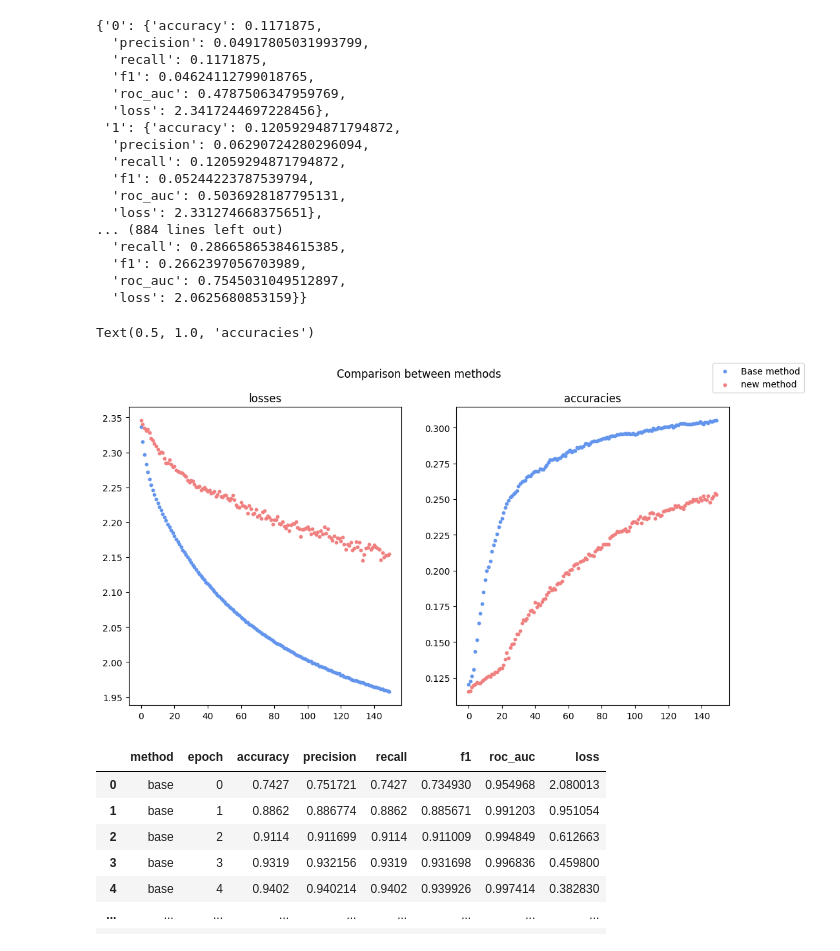
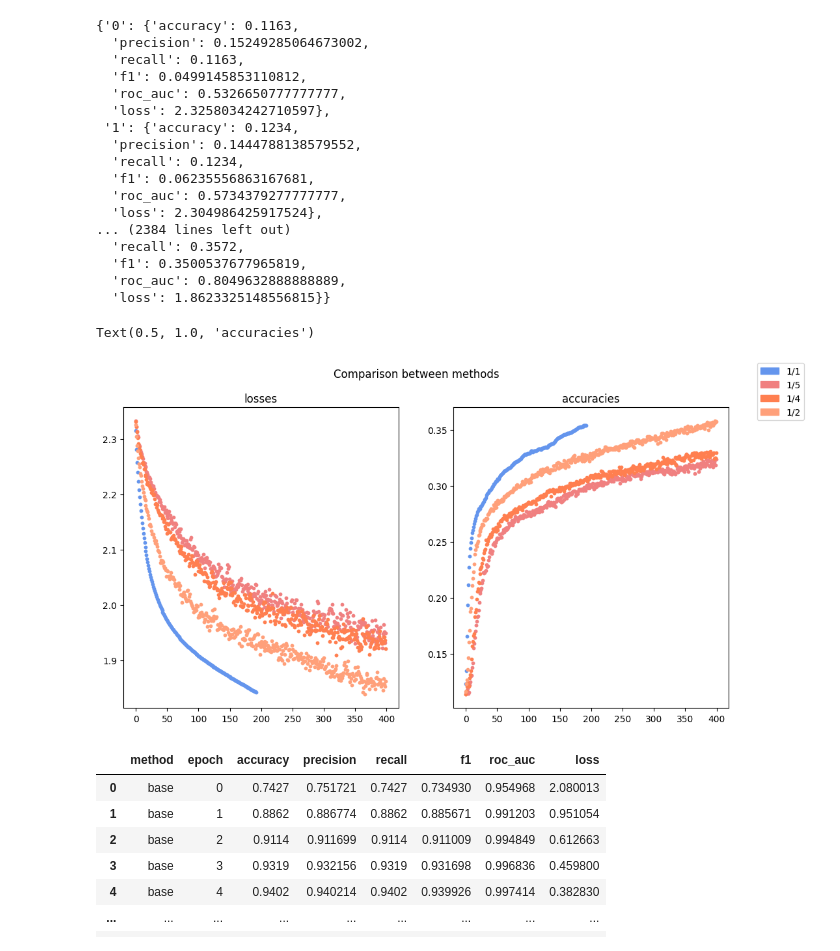
Before and after one commit to KangLinKim/LossCollector, a Jupyter notebook: test.ipynb, the cells around one changed output. Saved outputs shown, nothing was run; the diff lists cells and outputs as text; code cells hidden in the pictures.

```diff
--- a/test.ipynb
+++ b/test.ipynb
@@ -5,7 +5,7 @@ import json
 import matplotlib.pyplot as plt
 # %%
 base_training_result = json.load(
-    open(r'C:\workspace\paper_1\results\base_train_history.json', 'r', encoding='utf-8-sig')
+    open(r'C:\workspace\paper_1\results\cifar\collect_losses_train_history_base.json', 'r', encoding='utf-8-sig')
 )
 base_training_result
 # %% [output]
@@ -29,6 +29,6 @@ base_training_result
 # %%
 new_training_result_1000 = json.load(
-    open(r'C:\workspace\paper_1\results\collect_losses_train_history_1000.json', 'r', encoding='utf-8-sig')
+    open(r'C:\workspace\paper_1\results\cifar\collect_losses_train_history_1000.json', 'r', encoding='utf-8-sig')
 )
 new_training_result_1000
 # %% [output]
@@ -52,6 +52,6 @@ new_training_result_1000
 # %%
 new_training_result_1250 = json.load(
-    open(r'C:\workspace\paper_1\results\collect_losses_train_history_1250.json', 'r', encoding='utf-8-sig')
+    open(r'C:\workspace\paper_1\results\cifar\collect_losses_train_history_1250.json', 'r', encoding='utf-8-sig')
 )
 new_training_result_1250
 # %% [output]
@@ -75,26 +75,26 @@ new_training_result_1250
 # %%
 new_training_result_2500 = json.load(
-    open(r'C:\workspace\paper_1\results\collect_losses_train_history_2500.json', 'r', encoding='utf-8-sig')
+    open(r'C:\workspace\paper_1\results\cifar\collect_losses_train_history_2500.json', 'r', encoding='utf-8-sig')
 )
 new_training_result_2500
 # %% [output]
-{'0': {'accuracy': 0.1171875,
-  'precision': 0.04917805031993799,
-  'recall': 0.1171875,
-  'f1': 0.04624112799018765,
-  'roc_auc': 0.4787506347959769,
-  'loss': 2.3417244697228456},
- '1': {'accuracy': 0.12059294871794872,
-  'precision': 0.06290724280296094,
-  'recall': 0.12059294871794872,
-  'f1': 0.05244223787539794,
-  'roc_auc': 0.5036928187795131,
-  'loss': 2.331274668375651},
-... (884 lines left out)
-  'recall': 0.28665865384615385,
-  'f1': 0.2662397056703989,
-  'roc_auc': 0.7545031049512897,
-  'loss': 2.0625680853159}}
+{'0': {'accuracy': 0.1163,
+  'precision': 0.15249285064673002,
+  'recall': 0.1163,
+  'f1': 0.0499145853110812,
+  'roc_auc': 0.5326650777777777,
+  'loss': 2.3258034242710597},
+ '1': {'accuracy': 0.1234,
+  'precision': 0.1444788138579552,
+  'recall': 0.1234,
+  'f1': 0.06235556863167681,
+  'roc_auc': 0.5734379277777777,
+  'loss': 2.304986425917524},
+... (2384 lines left out)
+  'recall': 0.3572,
+  'f1': 0.3500537677965819,
+  'roc_auc': 0.8049632888888889,
+  'loss': 1.8623325148556815}}
 # %%
 import pandas as pd
 # %%
@@ -160,42 +160,42 @@ fig.suptitle('Comparison between methods')
 colors = ['cornflowerblue', 'lightcoral', 'coral', 'lightsalmon']
 
 size = 10
-epochs = 150
+epochs = 450
 
 df = base_df.loc[(base_df['method'] == 'base') & (base_df['epoch'] < epochs)]
 df = df.sort_values(by='epoch').reset_index(drop=True)
 axes[0].scatter(x=list(df['epoch']), y=list(df['loss']), color=colors[0], s=size)
 axes[1].scatter(x=list(df['epoch']), y=list(df['accuracy']), color=colors[0], s=size)
 # axes[2].scatter(x=list(df['epoch']), y=list(df['precision']), color=colors[0], s=size)
 
 df = base_df.loc[(base_df['method'] == 'new_1000') & (base_df['epoch'] < epochs)]
 df = df.sort_values(by='epoch').reset_index(drop=True)
 axes[0].scatter(x=list(df['epoch']), y=list(df['loss']), color=colors[1], s=size)
 axes[1].scatter(x=list(df['epoch']), y=list(df['accuracy']), color=colors[1], s=size)
 
 df = base_df.loc[(base_df['method'] == 'new_1250') & (base_df['epoch'] < epochs)]
 df = df.sort_values(by='epoch').reset_index(drop=True)
-axes[0].scatter(x=list(df['epoch']), y=list(df['loss']), color=colors[1], s=size)
-axes[1].scatter(x=list(df['epoch']), y=list(df['accuracy']), color=colors[1], s=size)
+axes[0].scatter(x=list(df['epoch']), y=list(df['loss']), color=colors[2], s=size)
+axes[1].scatter(x=list(df['epoch']), y=list(df['accuracy']), color=colors[2], s=size)
 
 df = base_df.loc[(base_df['method'] == 'new_2500') & (base_df['epoch'] < epochs)]
 df = df.sort_values(by='epoch').reset_index(drop=True)
-axes[0].scatter(x=list(df['epoch']), y=list(df['loss']), color=colors[1], s=size)
-axes[1].scatter(x=list(df['epoch']), y=list(df['accuracy']), color=colors[1], s=size)
+axes[0].scatter(x=list(df['epoch']), y=list(df['loss']), color=colors[3], s=size)
+axes[1].scatter(x=list(df['epoch']), y=list(df['accuracy']), color=colors[3], s=size)
 # axes[2].scatter(x=list(df['epoch']), y=list(df['precision']), color=colors[1], s=size)
 
 
-fig.legend(handles=[mpatches.Patch(color=_color, label=_label) for _color, _label in zip([])])
+fig.legend(handles=[mpatches.Patch(color=_color, label=_label) for _color, _label in zip(colors, ['1/1', '1/5', '1/4', '1/2'])])
 
 
 axes[0].set_title('losses')
 axes[1].set_title('accuracies')
 # axes[2].set_title('precisions')
 
 # fig.
 # %% [output]
 Text(0.5, 1.0, 'accuracies')
-[figure, old version]
+[figure, new version]
 # %%
 df
 # %% [output]
```
Also changed, not shown: parts of 3 cells of this notebook, 2 other files.
